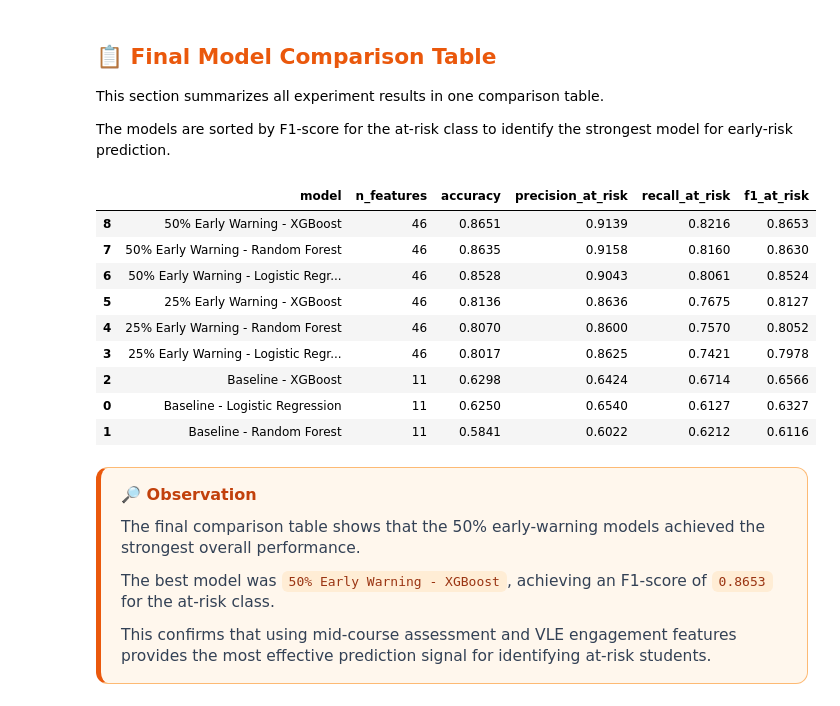
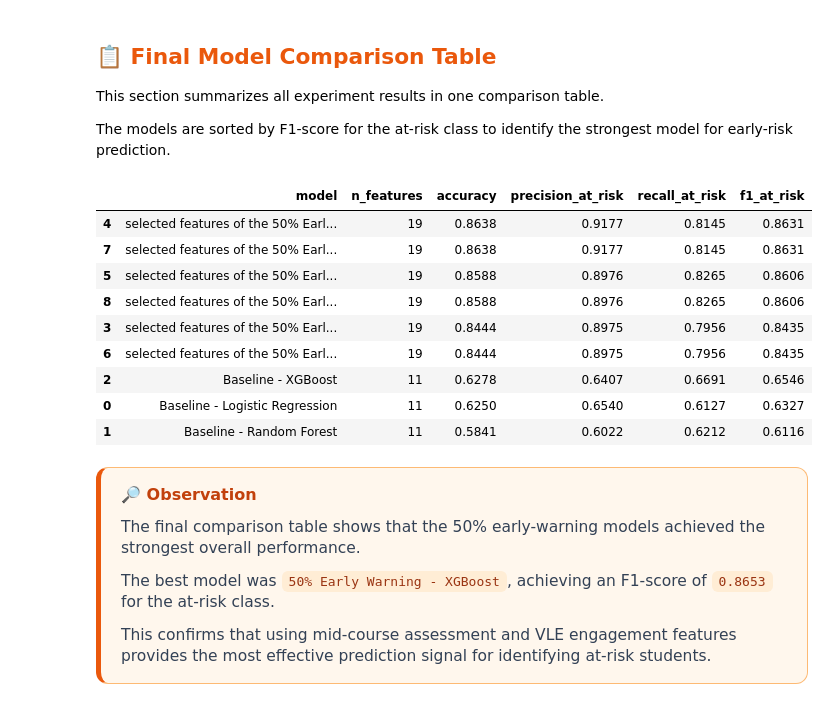
Before and after one commit to ahmedalkhateebakh/Student-Leak-Radar, a Jupyter notebook: project/notebooks/05_model_comparison.ipynb, the cells around one changed output. Cells and saved outputs as stored; diff of their text form; code cells hidden in the pictures.

Commit message:
Update model comparison notebook

```diff
--- a/project/notebooks/05_model_comparison.ipynb
+++ b/project/notebooks/05_model_comparison.ipynb
@@ -98,7 +98,9 @@ from sklearn.metrics import (
     classification_report,
     confusion_matrix
 )
-
+from xgboost import XGBClassifier
+import os
+import joblib
 # Import machine-learning models.
 from sklearn.linear_model import LogisticRegression
 from sklearn.ensemble import RandomForestClassifier
@@ -119,7 +121,7 @@ RANDOM_STATE = 42
 TEST_SIZE = 0.2
 
 # Define the processed-data folder path.
-DATA_DIR = Path("../data/processed")
+DATA_DIR = Path("C:\\Users\\Ahmed\\Documents\\GazaSkyGeeksOlmpics\\project\\notebooks\\data\\processed")
 # %% [markdown]
 <div style="background:#fff7ed; border:1px solid #fdba74; border-left:5px solid #ea580c; padding:16px 20px; border-radius:12px; font-family:Segoe UI, Arial, sans-serif; color:#1e293b;">
 
@@ -711,0 +832,37 @@ This confirms that mid-course assessment and VLE engagement signals provide a ri
+# %%
+models_selected_50 = {
+    "selected features of the 50% Early Warning - Logistic Regression": LogisticRegression(
+        max_iter=1000,
+        class_weight="balanced"
+    ),
+    "selected features of the 50% Early Warning - Random Forest": RandomForestClassifier(
+        n_estimators=700,
+        random_state=RANDOM_STATE,
+        class_weight="balanced",
+        n_jobs=-1
+    )
+}
+
+# Add XGBoost only if available.
+if XGBOOST_AVAILABLE:
+    models_selected_50["selected features of the 50% Early Warning - XGBoost"] = XGBClassifier(
+        n_estimators=1000,
+        learning_rate=0.1,
+        max_depth=5,
+        subsample=0.8,
+        colsample_bytree=0.8,
+        eval_metric="aucpr",
+        random_state=RANDOM_STATE
+    )
+
+# Train and evaluate each 50% early-warning model.
+for name, model in models_selected_50.items():
+    metrics, fitted_model = train_and_evaluate(
+        df_selected_q2,
+        selected_features_q2,
+        name,
+        model,
+        save_model=True
+    )
+    experiments.append(metrics)
+    trained_models[name] = fitted_model
@@ -718,29 +893,29 @@ The models are sorted by F1-score for the at-risk class to identify the stronges
 # %%
 results_df = pd.DataFrame(experiments)
 
 results_df = results_df[[
     "model",
     "n_features",
     "accuracy",
     "precision_at_risk",
     "recall_at_risk",
     "f1_at_risk"
 ]].sort_values(by="f1_at_risk", ascending=False)
 
 # Round metric values for clearer display.
-for col in ["accuracy", "precision_at_risk", "recall_at_risk", "f1_at_risk"]:
+for col in set(["accuracy", "precision_at_risk", "recall_at_risk", "f1_at_risk"]):
     results_df[col] = results_df[col].round(4)
 
 display(results_df)
 # %% [output]
 |  | model | n_features | accuracy | precision_at_risk | recall_at_risk | f1_at_risk |
-| 8 | 50% Early Warning - XGBoost | 46 | 0.8651 | 0.9139 | 0.8216 | 0.8653 |
-| 7 | 50% Early Warning - Random Forest | 46 | 0.8635 | 0.9158 | 0.8160 | 0.8630 |
-| 6 | 50% Early Warning - Logistic Regr... | 46 | 0.8528 | 0.9043 | 0.8061 | 0.8524 |
-| 5 | 25% Early Warning - XGBoost | 46 | 0.8136 | 0.8636 | 0.7675 | 0.8127 |
-| 4 | 25% Early Warning - Random Forest | 46 | 0.8070 | 0.8600 | 0.7570 | 0.8052 |
-| 3 | 25% Early Warning - Logistic Regr... | 46 | 0.8017 | 0.8625 | 0.7421 | 0.7978 |
-| 2 | Baseline - XGBoost | 11 | 0.6298 | 0.6424 | 0.6714 | 0.6566 |
+| 4 | selected features of the 50% Earl... | 19 | 0.8638 | 0.9177 | 0.8145 | 0.8631 |
+| 7 | selected features of the 50% Earl... | 19 | 0.8638 | 0.9177 | 0.8145 | 0.8631 |
+| 5 | selected features of the 50% Earl... | 19 | 0.8588 | 0.8976 | 0.8265 | 0.8606 |
+| 8 | selected features of the 50% Earl... | 19 | 0.8588 | 0.8976 | 0.8265 | 0.8606 |
+| 3 | selected features of the 50% Earl... | 19 | 0.8444 | 0.8975 | 0.7956 | 0.8435 |
+| 6 | selected features of the 50% Earl... | 19 | 0.8444 | 0.8975 | 0.7956 | 0.8435 |
+| 2 | Baseline - XGBoost | 11 | 0.6278 | 0.6407 | 0.6691 | 0.6546 |
 | 0 | Baseline - Logistic Regression | 11 | 0.6250 | 0.6540 | 0.6127 | 0.6327 |
 | 1 | Baseline - Random Forest | 11 | 0.5841 | 0.6022 | 0.6212 | 0.6116 |
 # %% [markdown]
```
Also changed, not shown: parts of 13 cells of this notebook, 1 other file.
